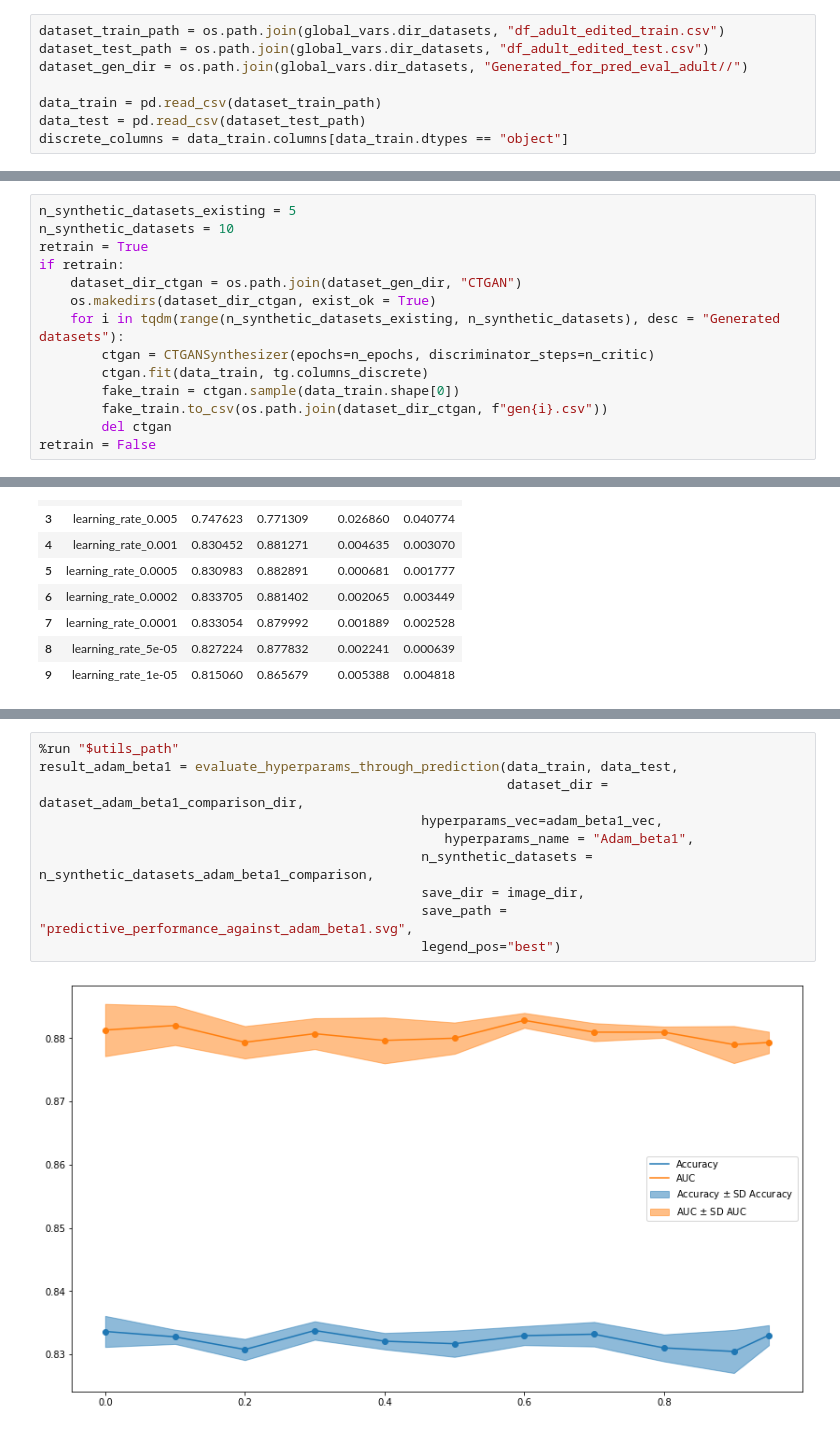
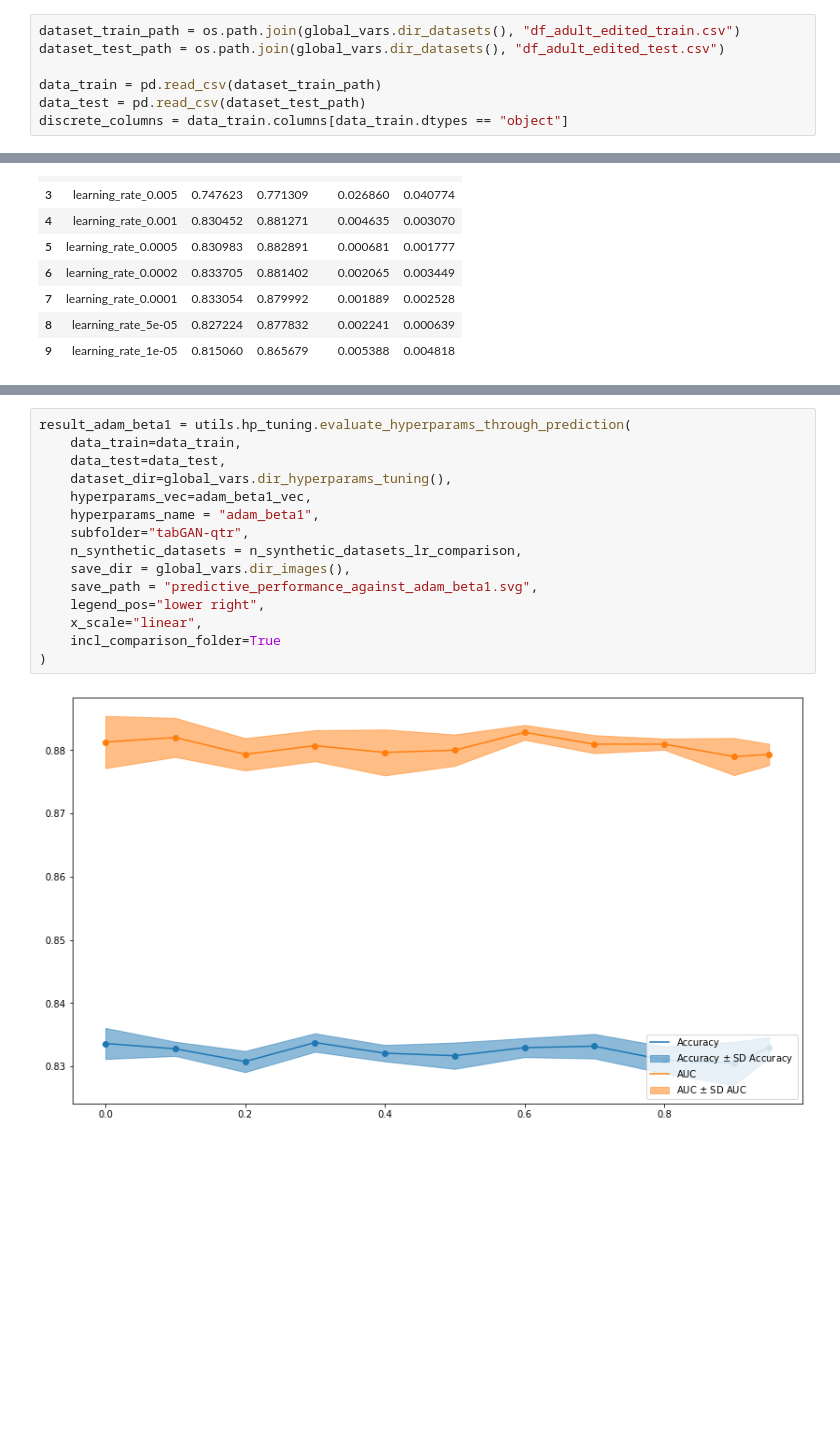
Before and after one commit to ArneRustad/Master-thesis-cf, a Jupyter notebook: Scripts/tabGAN_hyperparam_tuning.ipynb, the cells around one changed output, grey strips where cells are left out. Drawn from its saved outputs; the diff is of its cells as text; blank space fills up the shorter version.

Commit message:
Modified util files to work for hyperparameter tuning with the new workflow (made changes to input parameters, but mostly added imports to python files)

```diff
--- a/Scripts/tabGAN_hyperparam_tuning.ipynb
+++ b/Scripts/tabGAN_hyperparam_tuning.ipynb
@@ -21,9 +24,8 @@ utils_path = "utils\\utils.ipynb"
 if global_vars.dir_project() != os.getcwd():
     raise ValueError("Project directory not the same as in global vars")
 # %%
-dataset_train_path = os.path.join(global_vars.dir_datasets, "df_adult_edited_train.csv")
-dataset_test_path = os.path.join(global_vars.dir_datasets, "df_adult_edited_test.csv")
-dataset_gen_dir = os.path.join(global_vars.dir_datasets, "Generated_for_pred_eval_adult//")
+dataset_train_path = os.path.join(global_vars.dir_datasets(), "df_adult_edited_train.csv")
+dataset_test_path = os.path.join(global_vars.dir_datasets(), "df_adult_edited_test.csv")
 
 data_train = pd.read_csv(dataset_train_path)
 data_test = pd.read_csv(dataset_test_path)
@@ -113,14 +45,0 @@ efficacy_table_10_epochs
-# %%
-n_synthetic_datasets_existing = 5
-n_synthetic_datasets = 10
-retrain = True
-if retrain:
-    dataset_dir_ctgan = os.path.join(dataset_gen_dir, "CTGAN")
-    os.makedirs(dataset_dir_ctgan, exist_ok = True)
-    for i in tqdm(range(n_synthetic_datasets_existing, n_synthetic_datasets), desc = "Generated datasets"):
-        ctgan = CTGANSynthesizer(epochs=n_epochs, discriminator_steps=n_critic)
-        ctgan.fit(data_train, tg.columns_discrete)
-        fake_train = ctgan.sample(data_train.shape[0])
-        fake_train.to_csv(os.path.join(dataset_dir_ctgan, f"gen{i}.csv"))
-        del ctgan
-retrain = False
@@ -324,15 +177,20 @@ generate_multiple_datasets_for_multiple_hyperparameters(create_tabGAN_func=creat
 # %%
-%run "$utils_path"
-result_adam_beta1 = evaluate_hyperparams_through_prediction(data_train, data_test,
-                                                            dataset_dir = dataset_adam_beta1_comparison_dir,
-                                                 hyperparams_vec=adam_beta1_vec,
-                                                    hyperparams_name = "Adam_beta1",
-                                                 n_synthetic_datasets = n_synthetic_datasets_adam_beta1_comparison,
-                                                 save_dir = image_dir,
-                                                 save_path = "predictive_performance_against_adam_beta1.svg",
-                                                 legend_pos="best")
+result_adam_beta1 = utils.hp_tuning.evaluate_hyperparams_through_prediction(
+    data_train=data_train,
+    data_test=data_test,
+    dataset_dir=global_vars.dir_hyperparams_tuning(),
+    hyperparams_vec=adam_beta1_vec,
+    hyperparams_name = "adam_beta1",
+    subfolder="tabGAN-qtr",
+    n_synthetic_datasets = n_synthetic_datasets_lr_comparison,
+    save_dir = global_vars.dir_images(),
+    save_path = "predictive_performance_against_adam_beta1.svg",
+    legend_pos="lower right",
+    x_scale="linear",
+    incl_comparison_folder=True
+)
 # %% [output]
-[figure, old version]
+[figure, new version]
 # %%
 result_adam_beta1
 # %% [output]
```
Also changed, not shown: parts of 30 cells of this notebook, 9 other files.
